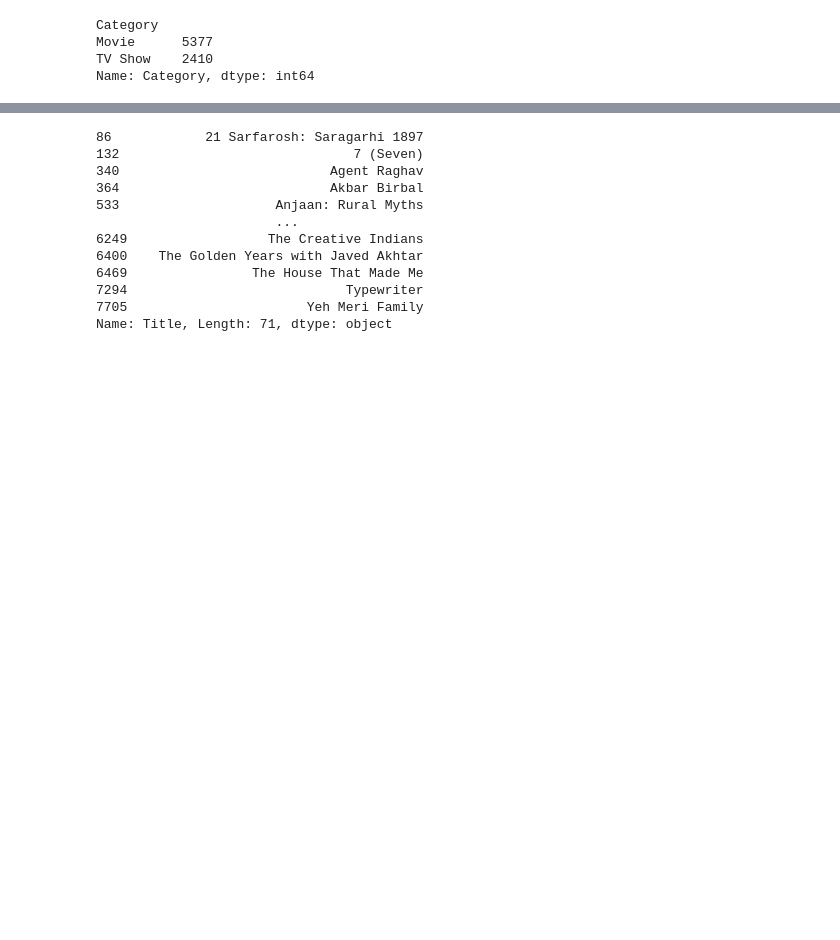
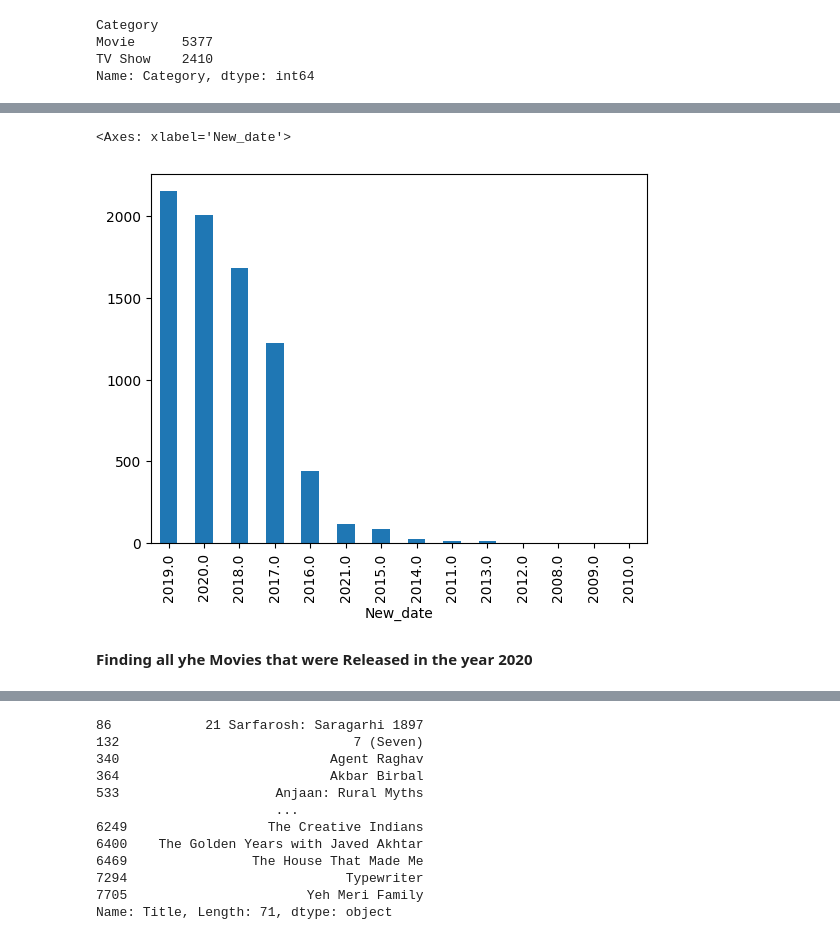
Before and after one commit to MadhavMishra1607/Netflix-Analysis, a Jupyter notebook: Netflix Analysis/Netflix Analysis.ipynb, the cells around one changed output, grey strips where cells are left out. Cells and saved outputs as stored; diff of their text form; code cells hidden in the pictures; blank space fills up the shorter version.

Commit message:
Modified DataSet

```diff
--- a/Netflix Analysis/Netflix Analysis.ipynb
+++ b/Netflix Analysis/Netflix Analysis.ipynb
@@ -136,0 +130,7 @@ data
+# %%
+data['New_date'].dt.year.value_counts().plot(kind='bar')
+# %% [output]
+<Axes: xlabel='New_date'>
+[figure, added]
+# %% [markdown]
+<strong> Finding all yhe Movies that were Released in the year 2020</strong>
```
Also changed, not shown: parts of 23 cells of this notebook.
